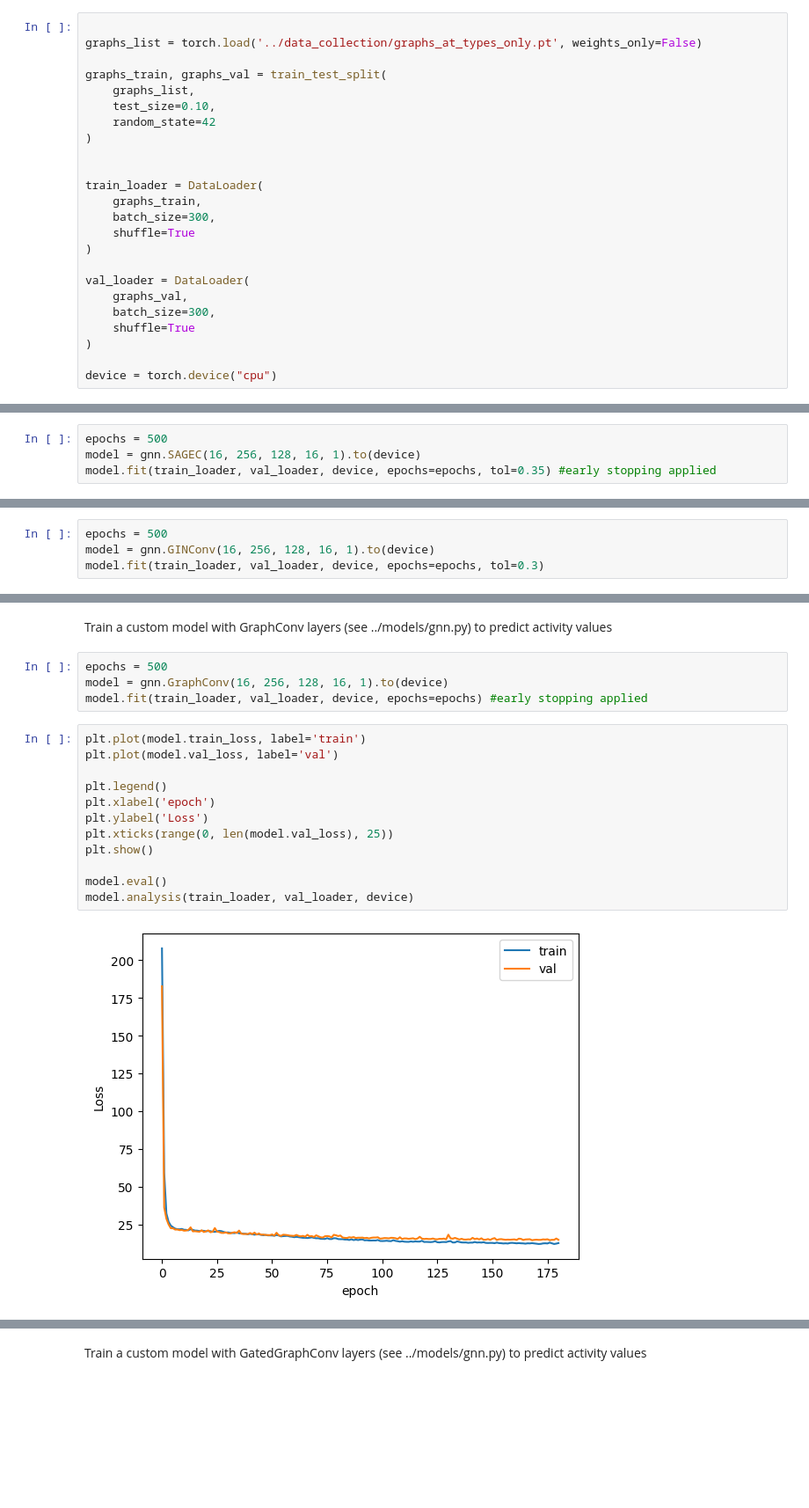
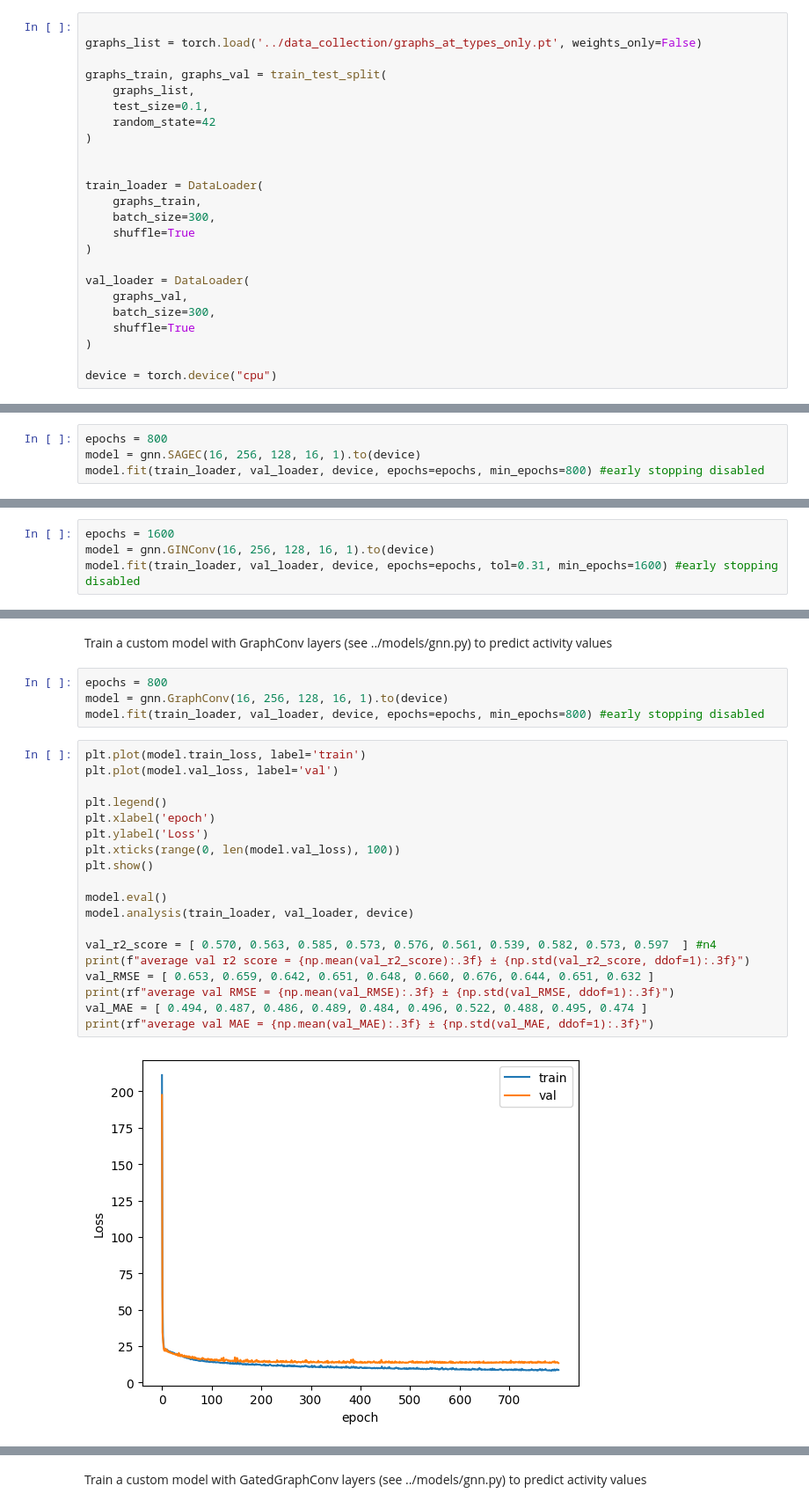
Before and after one commit to lizasidler/qsar-benchmark, a Jupyter notebook: notebooks/GNN_regression.ipynb, the cells around one changed output, grey strips where cells are left out. Shown at 88% size. Drawn from its saved outputs; the diff is of its cells as text; blank space fills up the shorter version.

```diff
--- a/notebooks/GNN_regression.ipynb
+++ b/notebooks/GNN_regression.ipynb
@@ -24,7 +24,7 @@ graphs_list = torch.load('../data_collection/graphs_at_types_only.pt', weights_o
 
 graphs_train, graphs_val = train_test_split(
     graphs_list,
-    test_size=0.10,
+    test_size=0.1,
     random_state=42
 )
 
@@ -45,9 +45,9 @@ device = torch.device("cpu")
 # %% [markdown]
 Train a custom model with SAGEConv layers (see ../models/gnn.py) to predict activity values
 # %%
-epochs = 500
+epochs = 800
 model = gnn.SAGEC(16, 256, 128, 16, 1).to(device)
-model.fit(train_loader, val_loader, device, epochs=epochs, tol=0.35) #early stopping applied
+model.fit(train_loader, val_loader, device, epochs=epochs, min_epochs=800) #early stopping disabled
 # %%
 plt.plot(model.train_loss, label='train')
 plt.plot(model.val_loss, label='val')
@@ -71,9 +81,9 @@ Val MAE:      ±0.538
 # %% [markdown]
 Train a custom model with GINConv layers (see ../models/gnn.py) to predict activity values
 # %%
-epochs = 500
+epochs = 1600
 model = gnn.GINConv(16, 256, 128, 16, 1).to(device)
-model.fit(train_loader, val_loader, device, epochs=epochs, tol=0.3)
+model.fit(train_loader, val_loader, device, epochs=epochs, tol=0.31, min_epochs=1600) #early stopping disabled
 # %%
 plt.plot(model.train_loss, label='train')
 plt.plot(model.val_loss, label='val')
@@ -97,20 +117,27 @@ Val MAE:      ±0.553
 # %% [markdown]
 Train a custom model with GraphConv layers (see ../models/gnn.py) to predict activity values
 # %%
-epochs = 500
+epochs = 800
 model = gnn.GraphConv(16, 256, 128, 16, 1).to(device)
-model.fit(train_loader, val_loader, device, epochs=epochs) #early stopping applied
+model.fit(train_loader, val_loader, device, epochs=epochs, min_epochs=800) #early stopping disabled
 # %%
 plt.plot(model.train_loss, label='train')
 plt.plot(model.val_loss, label='val')
 
 plt.legend()
 plt.xlabel('epoch')
 plt.ylabel('Loss')
-plt.xticks(range(0, len(model.val_loss), 25))
+plt.xticks(range(0, len(model.val_loss), 100))
 plt.show()
 
 model.eval()
 model.analysis(train_loader, val_loader, device)
+
+val_r2_score = [ 0.570, 0.563, 0.585, 0.573, 0.576, 0.561, 0.539, 0.582, 0.573, 0.597  ] #n4
+print(f"average val r2 score = {np.mean(val_r2_score):.3f} ± {np.std(val_r2_score, ddof=1):.3f}")
+val_RMSE = [ 0.653, 0.659, 0.642, 0.651, 0.648, 0.660, 0.676, 0.644, 0.651, 0.632 ]
+print(rf"average val RMSE = {np.mean(val_RMSE):.3f} ± {np.std(val_RMSE, ddof=1):.3f}")
+val_MAE = [ 0.494, 0.487, 0.486, 0.489, 0.484, 0.496, 0.522, 0.488, 0.495, 0.474 ]
+print(rf"average val MAE = {np.mean(val_MAE):.3f} ± {np.std(val_MAE, ddof=1):.3f}")
 # %% [output]
-[figure, old version]
+[figure, new version]
```
Also changed, not shown: parts of 10 cells of this notebook.
